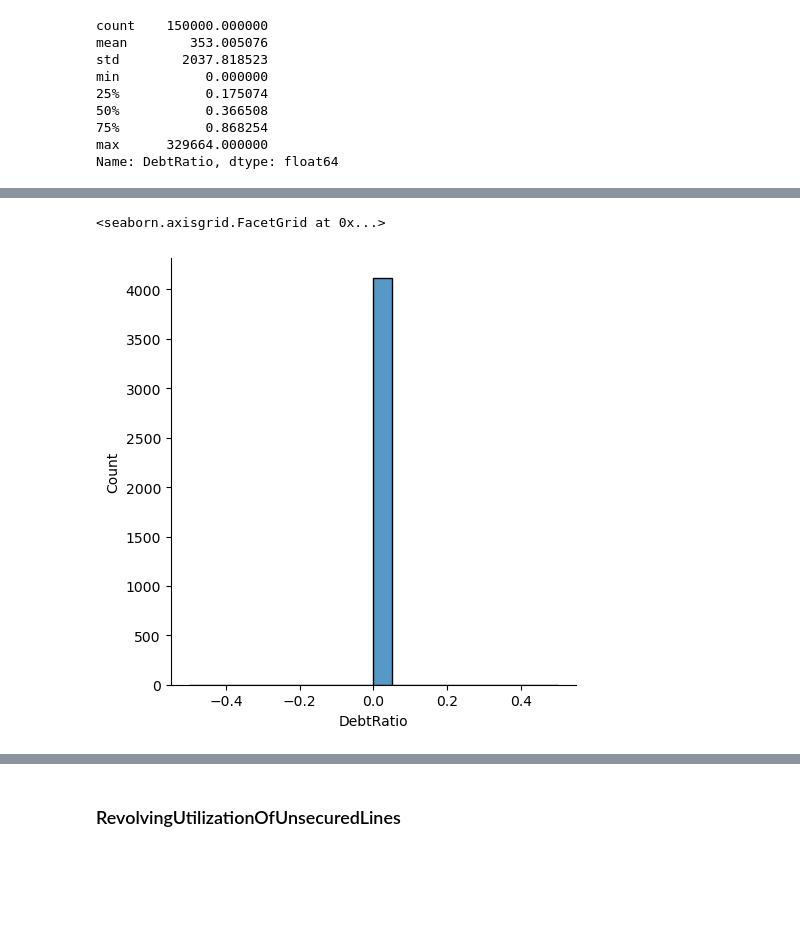
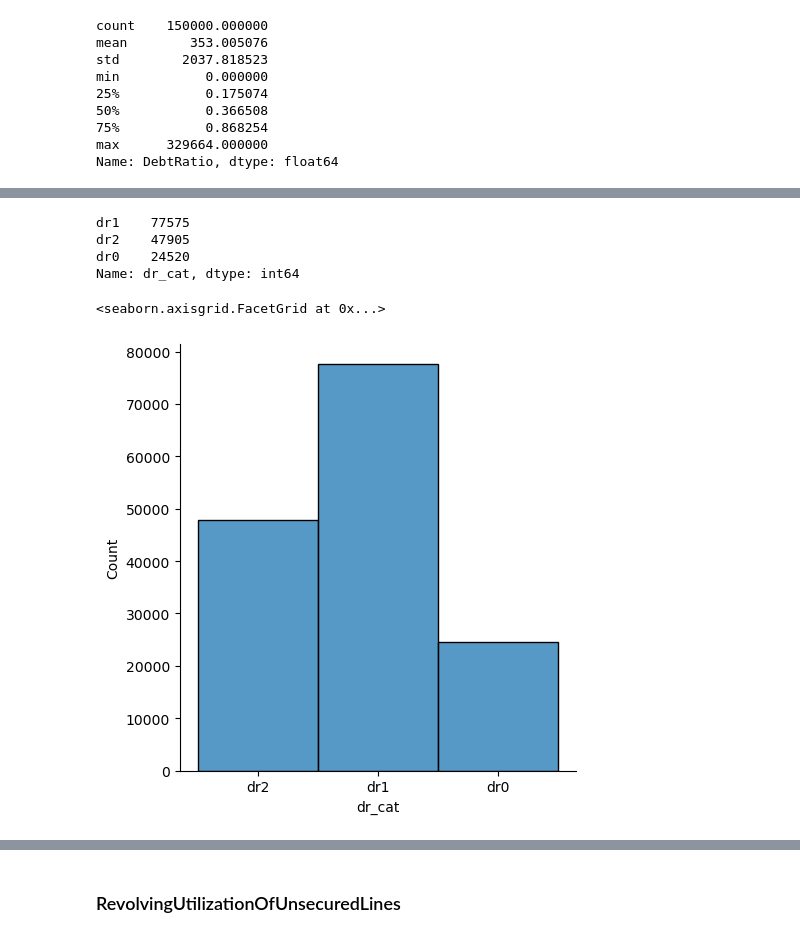
Before and after one commit to sachinshastri23/CreditScore, a Jupyter notebook: PD-3.ipynb, the cells around one changed output, grey strips where cells are left out. Cells and saved outputs as stored; diff of their text form; code cells hidden in the pictures; blank space fills up the shorter version.

```diff
--- a/PD-3.ipynb
+++ b/PD-3.ipynb
@@ -467,16 +560,12 @@ sns.displot(x='MonthlyIncome',data=df4.loc[df4['MonthlyIncome']<=df4['MonthlyInc
 ## Categorise Monthly Income
 # %%
 def income_filter(x):
-    if x <= 2500 :
+    if x <= np.sqrt(4000) :
         return 'I0'
-    if (x > 2500 and x <= 4000):
+    if (x > np.sqrt(4000) and x <= np.sqrt(7500)):
         return 'I1'
-    if (x > 4000 and x <= 7500):
+    if x > np.sqrt(7500):
         return 'I2'
-    if (x > 7500 and x <= 12500):
-        return 'I3'
-    if x > 12500:
-        return 'I4'
 # %%
 #df4=df4.drop('income_cat',axis=1)
 # %%
@@ -491,5 +580,5 @@ df4.head()
 # %%
-df4['income_cat']=df4['MonthlyIncome'].apply(income_filter)
+df4['income_cat']=df4['MI_sqrt'].apply(income_filter)
 df4.head()
 # %% [output]
 |  | SeriousDlqin2yrs | RevolvingUtilizationOfUnsecuredLines | age | NumberOfTime30-59DaysPastDueNotWorse | DebtRatio | MonthlyIncome | ... |
@@ -545,5 +688,24 @@ sns.displot(data=df4['DebtRatio'],bins=5)
+# %%
+#categorisation of DebtRatio:
+
+def Debt_ratio(x):
+    if x < 0.1 :
+        return 'dr0'
+    if (x >=0.1 and x < 0.6):
+        return 'dr1'
+    if x >= 0.6:
+        return 'dr2'
+# %%
+df4['dr_cat']=df4['DebtRatio'].apply(Debt_ratio)
+# %%
+df4['dr_cat'].value_counts()
+# %% [output]
+dr1    77575
+dr2    47905
+dr0    24520
+Name: dr_cat, dtype: int64
 # %%
-sns.displot(data=dr['DebtRatio'],bins=20)
+sns.displot(data=df4['dr_cat'],bins=20)
 # %% [output]
 <seaborn.axisgrid.FacetGrid at 0x...>
-[figure, old version]
+[figure, new version]
```
Also changed, not shown: parts of 278 cells of this notebook.
